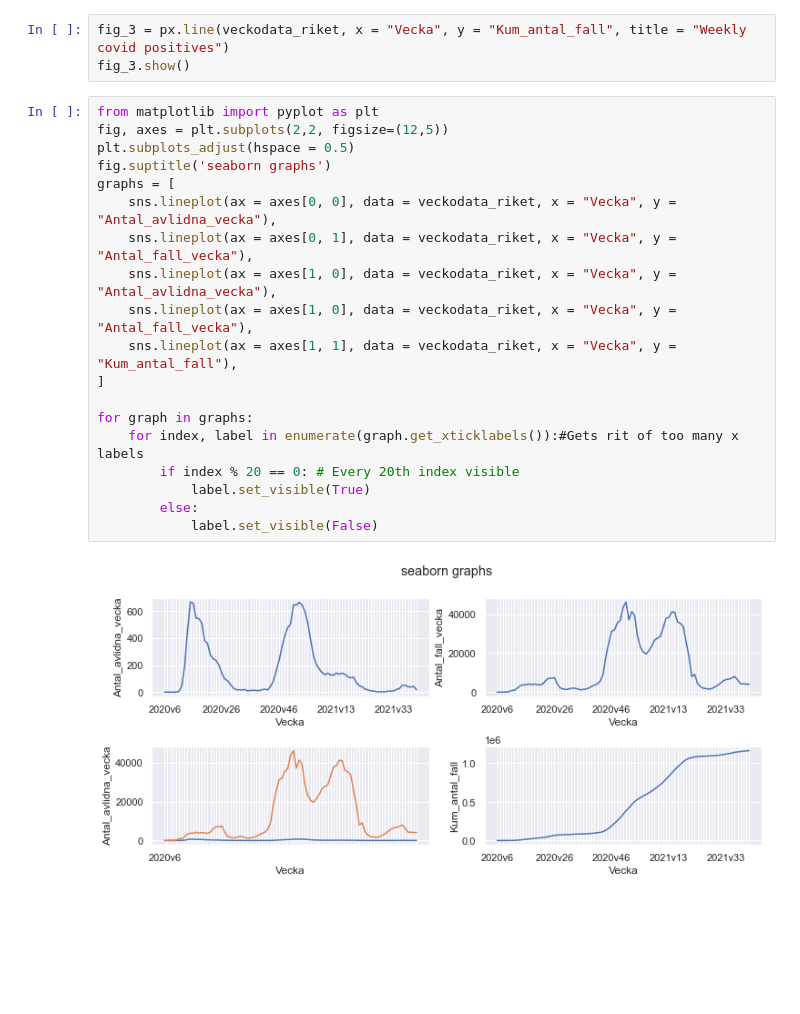
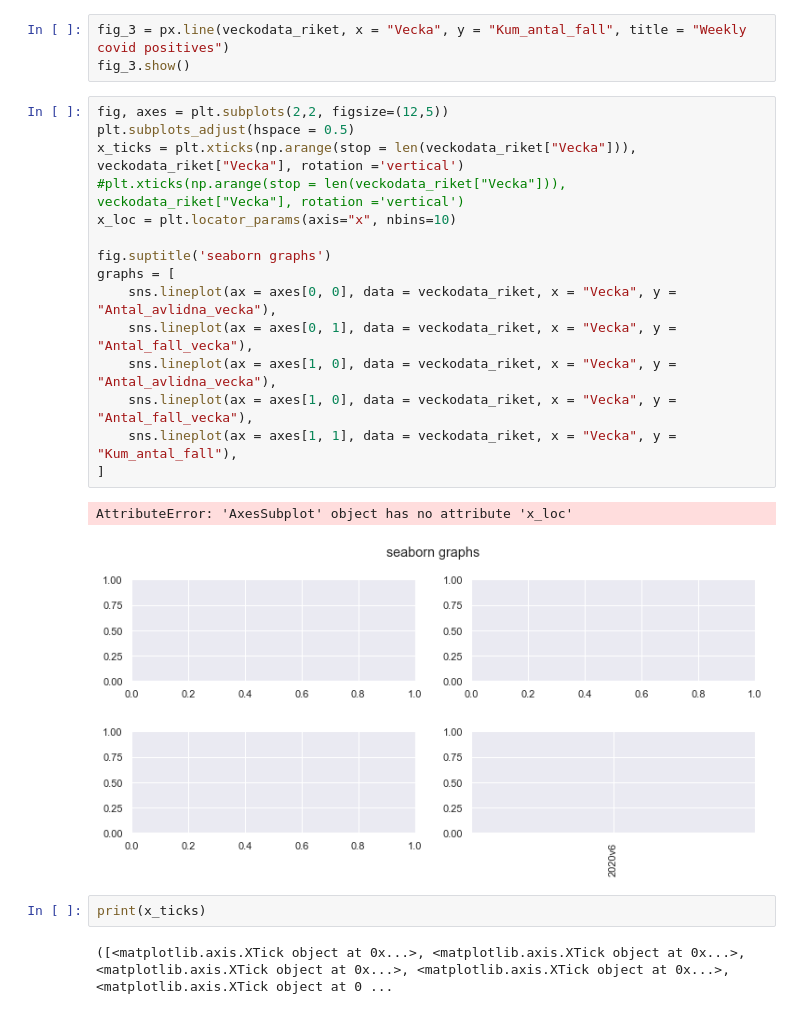
Before and after one commit to Lelelass/Databehandling-21, a Jupyter notebook: Labb_1/uppgift_1.ipynb, the cells around one changed output. Saved outputs shown, nothing was run; the diff lists cells and outputs as text; blank space fills up the shorter version.

```diff
--- a/Labb_1/uppgift_1.ipynb
+++ b/Labb_1/uppgift_1.ipynb
@@ -129,23 +120,24 @@ for index, label in enumerate(graph_3.get_xticklabels()):#Get rit of too many x
 fig_3 = px.line(veckodata_riket, x = "Vecka", y = "Kum_antal_fall", title = "Weekly covid positives")
 fig_3.show()
 # %%
-from matplotlib import pyplot as plt
 fig, axes = plt.subplots(2,2, figsize=(12,5))
 plt.subplots_adjust(hspace = 0.5)
+x_ticks = plt.xticks(np.arange(stop = len(veckodata_riket["Vecka"])), veckodata_riket["Vecka"], rotation ='vertical')
+#plt.xticks(np.arange(stop = len(veckodata_riket["Vecka"])), veckodata_riket["Vecka"], rotation ='vertical')
+x_loc = plt.locator_params(axis="x", nbins=10)
+
 fig.suptitle('seaborn graphs')
 graphs = [
     sns.lineplot(ax = axes[0, 0], data = veckodata_riket, x = "Vecka", y = "Antal_avlidna_vecka"),
     sns.lineplot(ax = axes[0, 1], data = veckodata_riket, x = "Vecka", y = "Antal_fall_vecka"),
     sns.lineplot(ax = axes[1, 0], data = veckodata_riket, x = "Vecka", y = "Antal_avlidna_vecka"),
     sns.lineplot(ax = axes[1, 0], data = veckodata_riket, x = "Vecka", y = "Antal_fall_vecka"),
     sns.lineplot(ax = axes[1, 1], data = veckodata_riket, x = "Vecka", y = "Kum_antal_fall"),
 ]
-
-for graph in graphs:
-    for index, label in enumerate(graph.get_xticklabels()):#Gets rit of too many x labels
-        if index % 20 == 0: # Every 20th index visible
-            label.set_visible(True)
-        else:
-            label.set_visible(False)
 # %% [output]
+AttributeError: 'AxesSubplot' object has no attribute 'x_loc'
-[figure, old version]
+[figure, new version]
+# %%
+print(x_ticks)
+# %% [output]
+([<matplotlib.axis.XTick object at 0x...>, <matplotlib.axis.XTick object at 0x...>, <matplotlib.axis.XTick object at 0x...>, <matplotlib.axis.XTick object at 0x...>, <matplotlib.axis.XTick object at 0 ...
```
Also changed, not shown: parts of 7 cells of this notebook.
